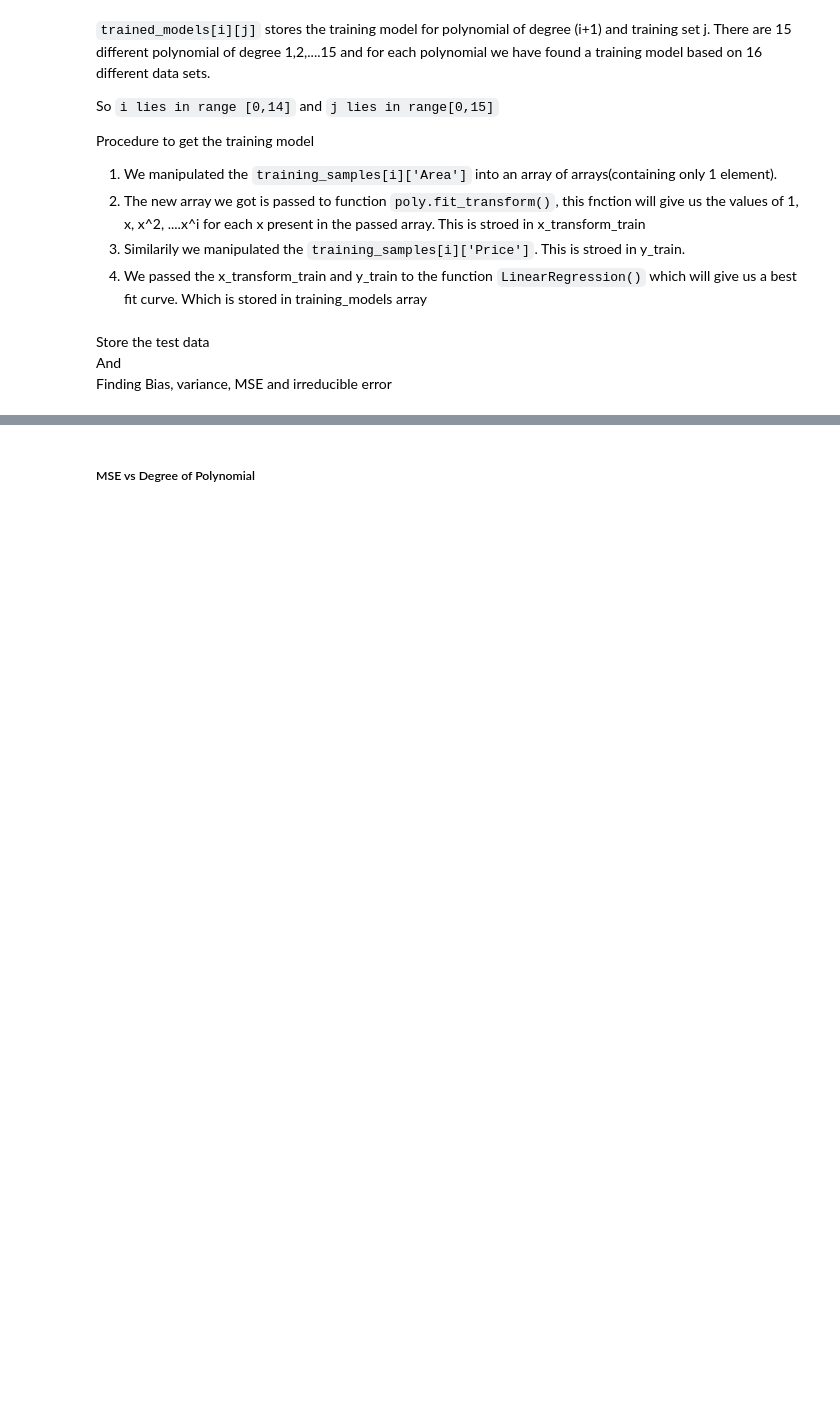
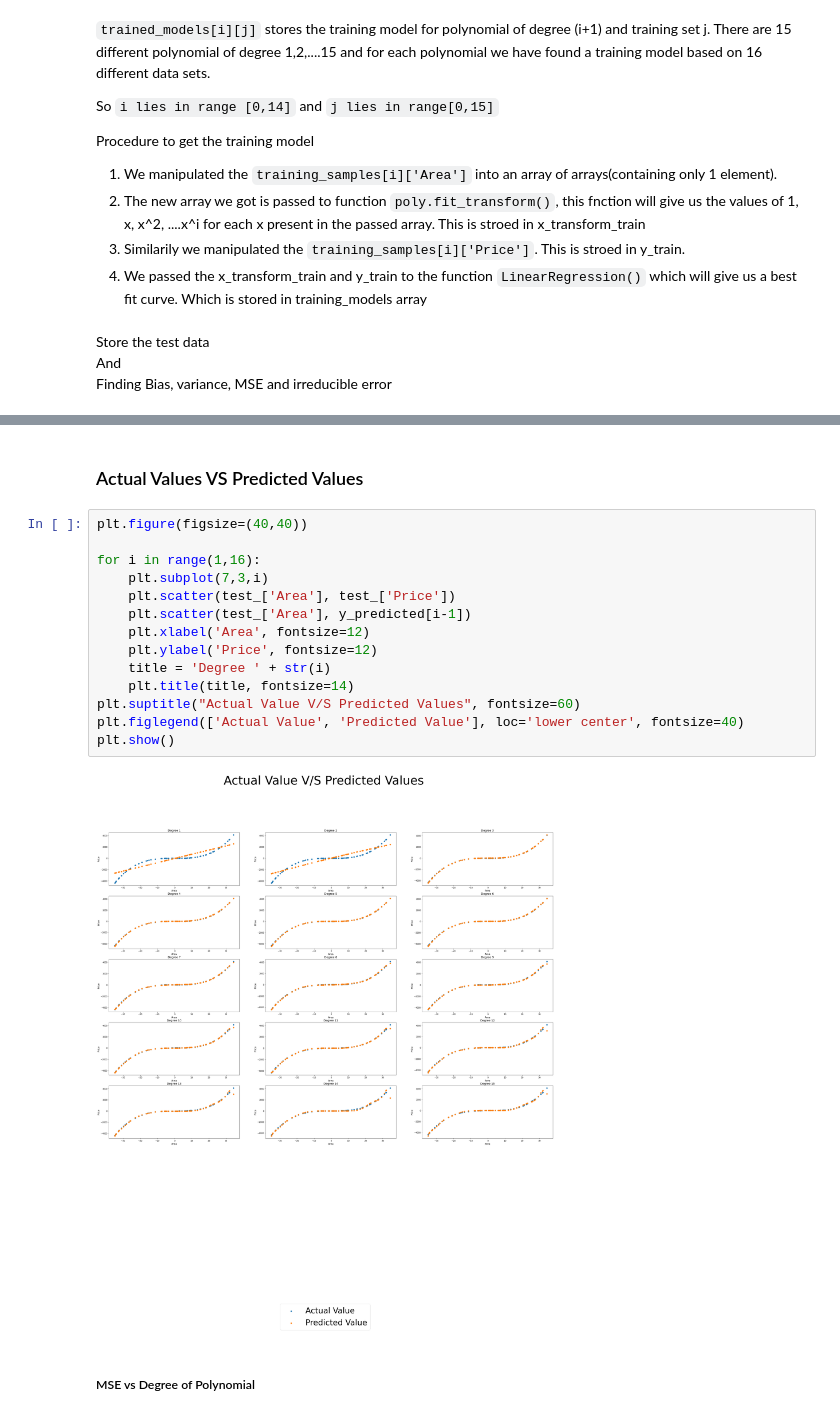
Before and after one commit to KarmanjyotSingh/MDL-1, a Jupyter notebook: notebook.ipynb, the cells around one changed output, grey strips where cells are left out. Drawn from its saved outputs; the diff is of its cells as text; blank space fills up the shorter version.

```diff
--- a/notebook.ipynb
+++ b/notebook.ipynb
@@ -176,3 +138,21 @@ for i in range(1, 16):
+# %% [markdown]
+### Actual Values VS Predicted Values
+# %%
+plt.figure(figsize=(40,40))
+
+for i in range(1,16):
+    plt.subplot(7,3,i)
+    plt.scatter(test_['Area'], test_['Price'])
+    plt.scatter(test_['Area'], y_predicted[i-1])
+    plt.xlabel('Area', fontsize=12)
+    plt.ylabel('Price', fontsize=12)
+    title = 'Degree ' + str(i)
+    plt.title(title, fontsize=14)
+plt.suptitle("Actual Value V/S Predicted Values", fontsize=60)
+plt.figlegend(['Actual Value', 'Predicted Value'], loc='lower center', fontsize=40)
+plt.show()
+# %% [output]
+[figure, added]
 # %% [markdown]
 ##### MSE vs Degree of Polynomial
 # %%
```
Also changed, not shown: parts of 9 cells of this notebook.
